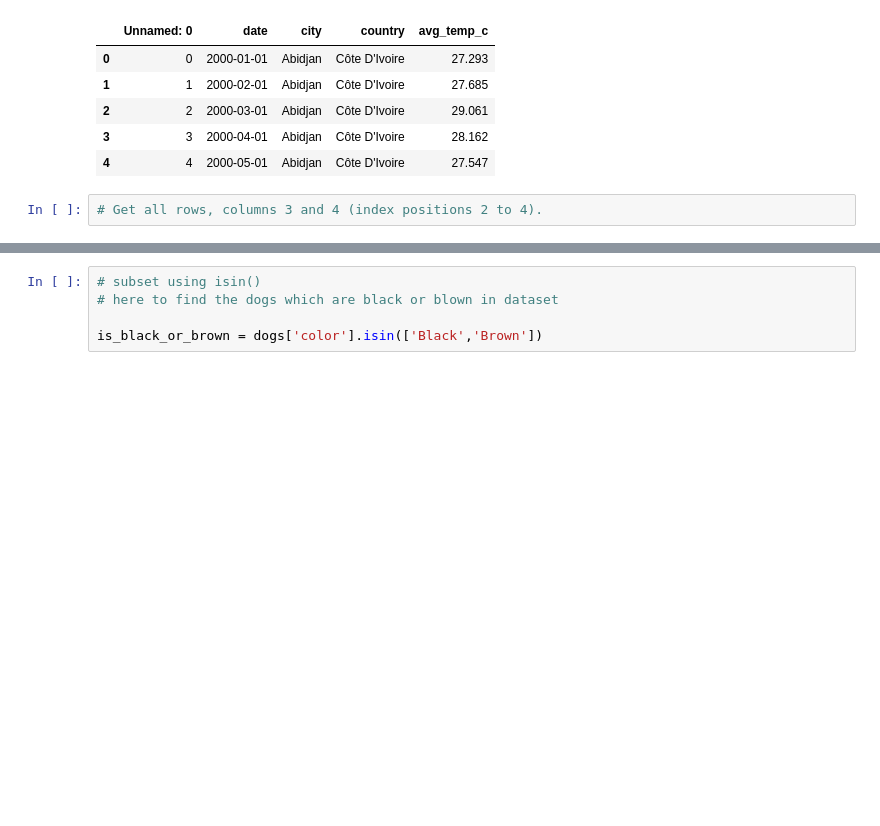
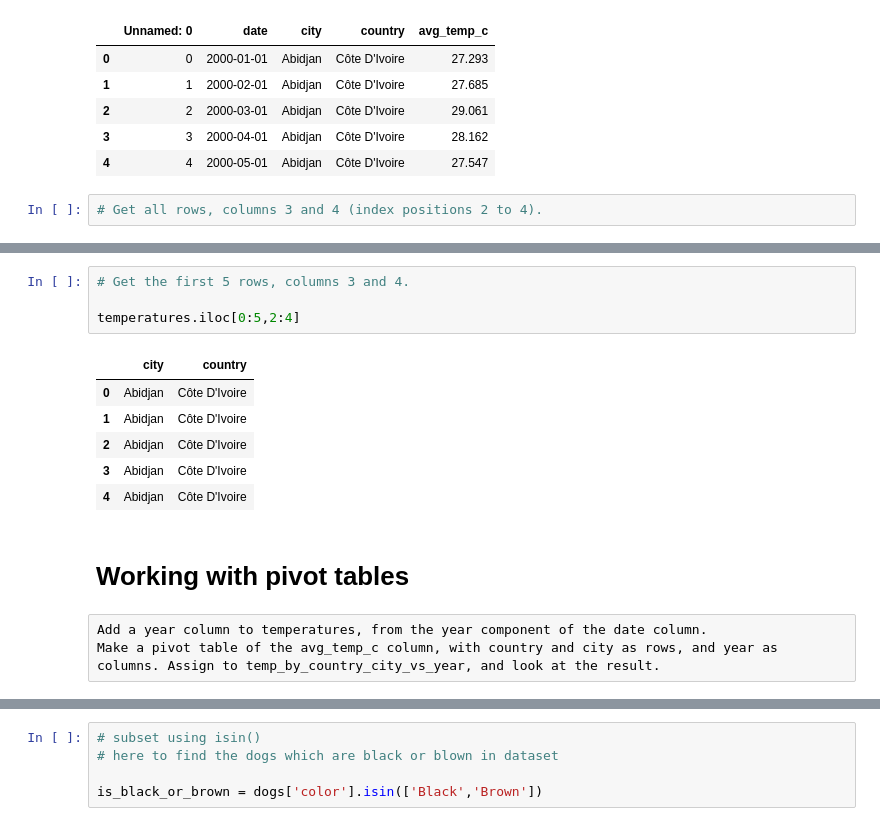
Before and after one commit to albertNSBM/Pandas_revision, a Jupyter notebook: Pandas_revision.ipynb, the cells around one changed output, grey strips where cells are left out. Drawn from its saved outputs; the diff is of its cells as text; blank space fills up the shorter version.

```diff
--- a/Pandas_revision.ipynb
+++ b/Pandas_revision.ipynb
@@ -945,0 +960,16 @@ temperatures.iloc[:,]
+# %%
+# Get the first 5 rows, columns 3 and 4.
+
+temperatures.iloc[0:5,2:4]
+# %% [output]
+|  | city | country |
+| 0 | Abidjan | Côte D'Ivoire |
+| 1 | Abidjan | Côte D'Ivoire |
+| 2 | Abidjan | Côte D'Ivoire |
+| 3 | Abidjan | Côte D'Ivoire |
+| 4 | Abidjan | Côte D'Ivoire |
+# %% [markdown]
+# Working with pivot tables
+# %% [raw]
+Add a year column to temperatures, from the year component of the date column.
+Make a pivot table of the avg_temp_c column, with country and city as rows, and year as columns. Assign to temp_by_country_city_vs_year, and look at the result.
```
Also changed, not shown: parts of 4 cells of this notebook.
